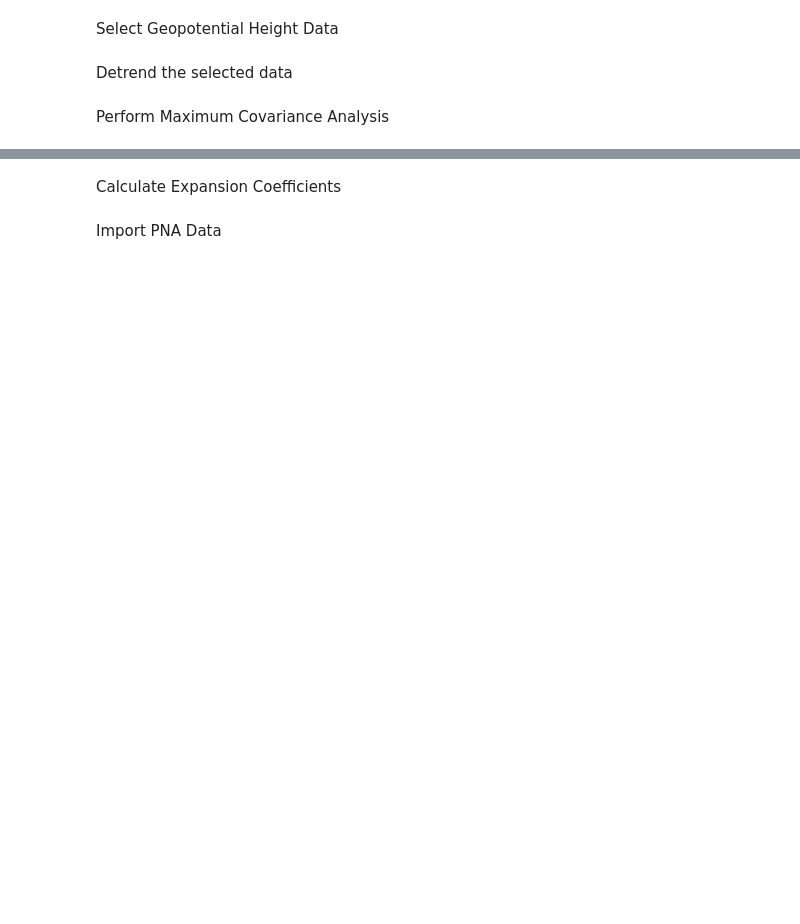
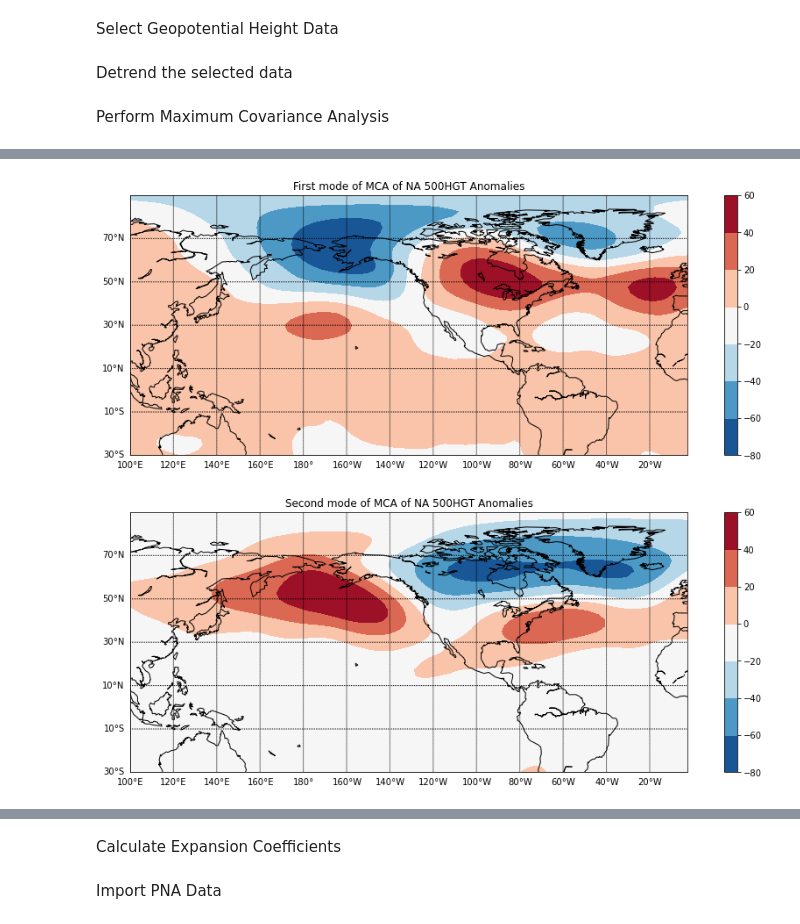
Before and after one commit to InigoP/NOAA, a Jupyter notebook: index_calculation.ipynb, the cells around one changed output, grey strips where cells are left out. Saved outputs shown, nothing was run; the diff lists cells and outputs as text; code cells hidden in the pictures; blank space fills up the shorter version.

```diff
--- a/index_calculation.ipynb
+++ b/index_calculation.ipynb
@@ -443,0 +508,37 @@ def find_correlation(dataset1, dataset2):
+# %%
+def map_hgt(result, title):
+    '''
+    create geovisualization for geopotential height from maximum covariance analysis
+
+    Parameters
+    ---
+    svd_results:
+    title: string
+
+    Returns
+    ---
+    image
+    '''
+    infile = 'C:/Users/inigo/Documents/MATLAB/NCEP_Data/NCEP_R2/hgt.mon.mean.nc'
+    ncin = Dataset(infile, 'r')
+    hgt_lat  = ncin.variables['lat'][0:-24]
+    hgt_lon  = ncin.variables['lon'][40:]
+    parallels = np.arange(-30,90,20.)
+    meridians = np.arange(-180,180,20)
+
+    m = Basemap(projection='cyl', llcrnrlon=min(hgt_lon), llcrnrlat=min(hgt_lat),
+        urcrnrlon=max(hgt_lon), urcrnrlat=max(hgt_lat))
+
+    x, y = m(*np.meshgrid(hgt_lon, hgt_lat))
+
+    fig = plt.figure(figsize=(15,12))
+    ax = fig.add_subplot(211)
+
+    cs = m.contourf(x, y, result, cmap=plt.cm.RdBu_r)
+    m.drawcoastlines()
+    m.drawparallels(parallels, labels=[1,0,0,0])
+    m.drawmeridians(meridians, labels=[1,0,0,1])
+    lon2d, lat2d = np.meshgrid(hgt_lon, hgt_lat)
+    plt.colorbar()
+    plt.title(title)
+    plt.savefig(title +'.png')
@@ -488,0 +634,6 @@ b2_djf_norm = djf_results[7]
+# %%
+map_hgt(V1_djf_norm, 'First mode of MCA of NA 500HGT Anomalies')
+map_hgt(V2_djf_norm, 'Second mode of MCA of NA 500HGT Anomalies')
+# %% [output]
+[figure, added]
+[figure, added]
```
Also changed, not shown: parts of 41 cells of this notebook.
